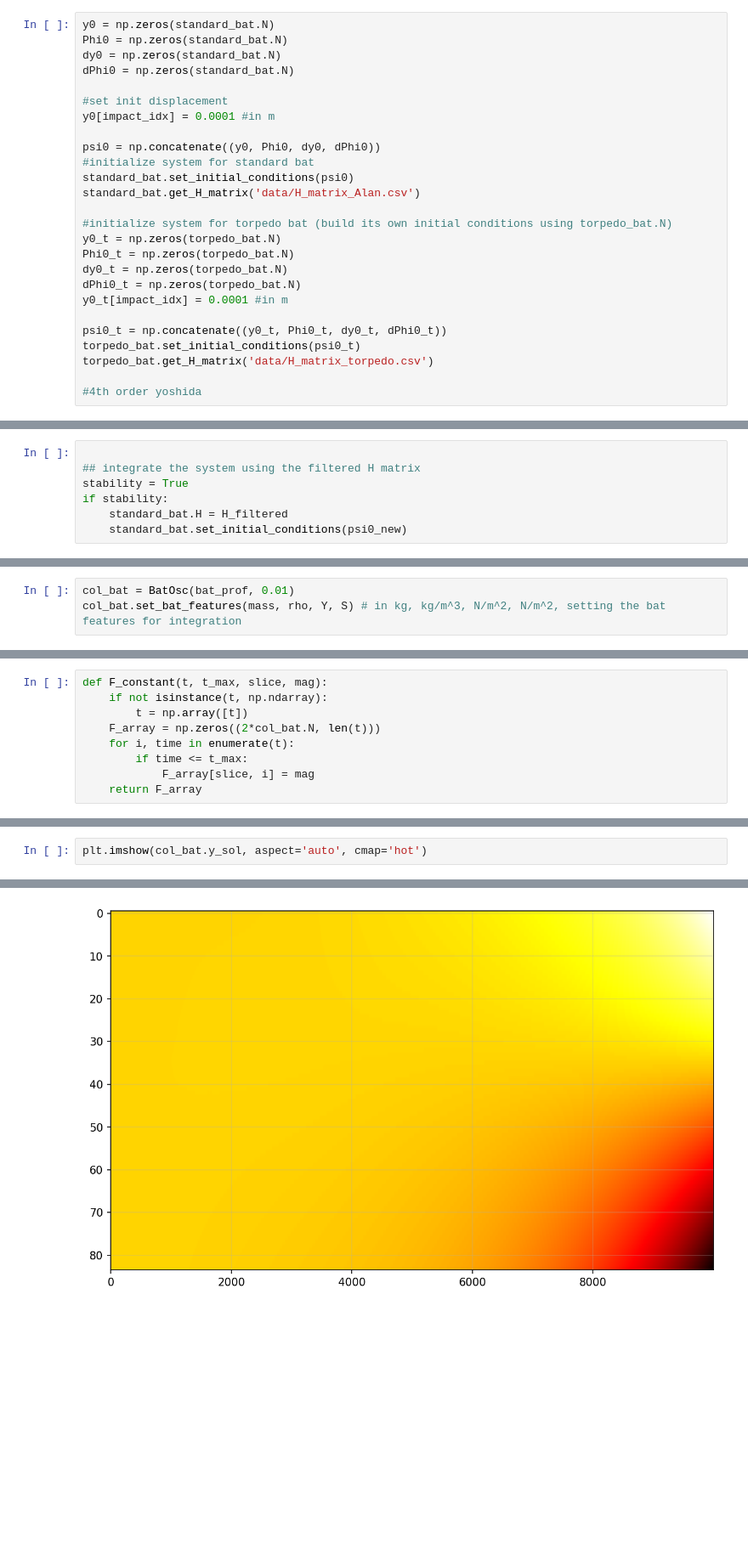
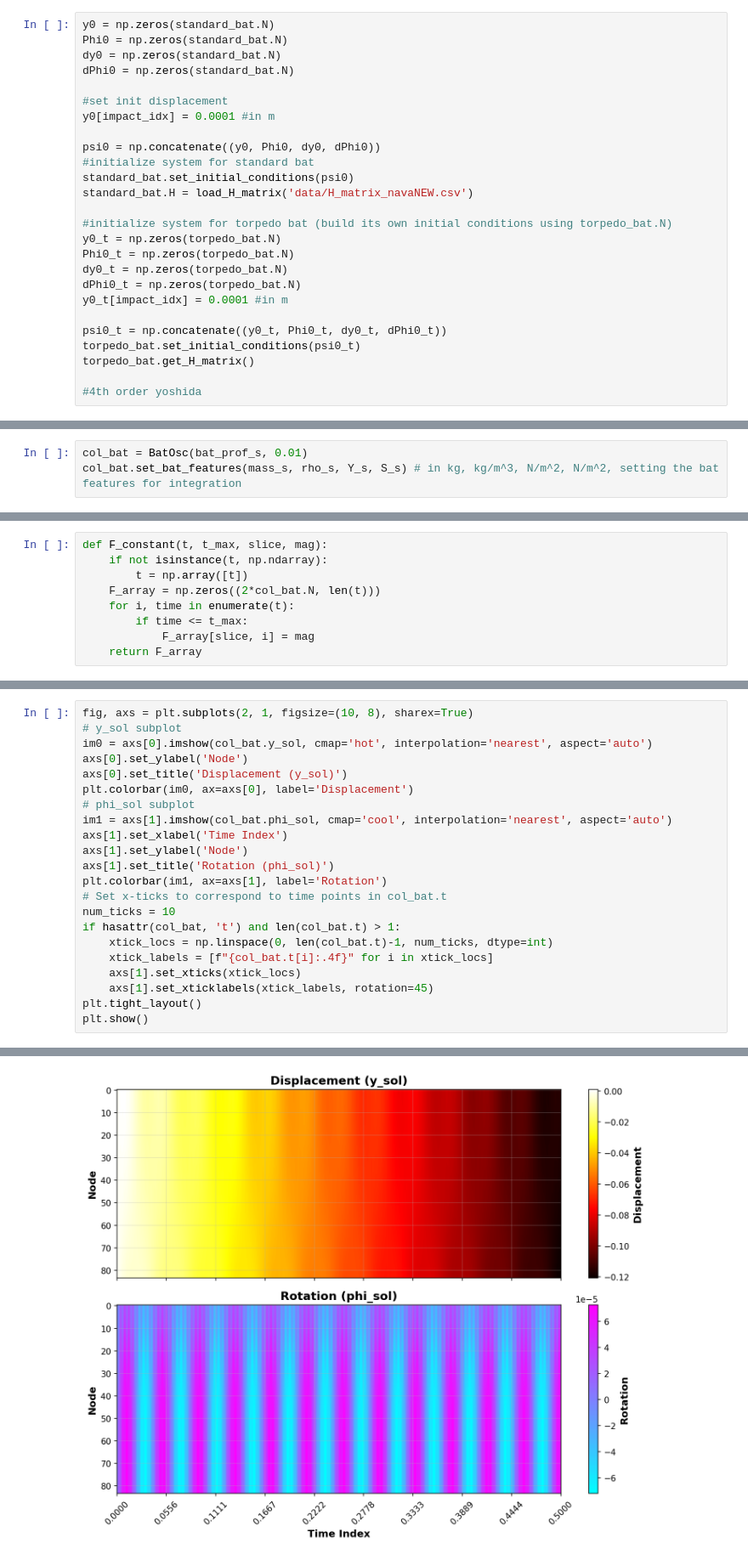
Before and after one commit to navawolfish/bat-ball-collision-model, a Jupyter notebook: do_integration.ipynb, the cells around one changed output, grey strips where cells are left out. Shown at 85% size. Saved outputs shown, nothing was run; the diff lists cells and outputs as text; blank space fills up the shorter version.

```diff
--- a/do_integration.ipynb
+++ b/do_integration.ipynb
@@ -167,7 +161,7 @@ y0[impact_idx] = 0.0001 #in m
 psi0 = np.concatenate((y0, Phi0, dy0, dPhi0))
 #initialize system for standard bat
 standard_bat.set_initial_conditions(psi0)
-standard_bat.get_H_matrix('data/H_matrix_Alan.csv')
+standard_bat.H = load_H_matrix('data/H_matrix_navaNEW.csv')
 
 #initialize system for torpedo bat (build its own initial conditions using torpedo_bat.N)
 y0_t = np.zeros(torpedo_bat.N)
@@ -178,7 +172,7 @@ y0_t[impact_idx] = 0.0001 #in m
 
 psi0_t = np.concatenate((y0_t, Phi0_t, dy0_t, dPhi0_t))
 torpedo_bat.set_initial_conditions(psi0_t)
-torpedo_bat.get_H_matrix('data/H_matrix_torpedo.csv')
+torpedo_bat.get_H_matrix()
 
 #4th order yoshida
 # %%
@@ -402,7 +247,0 @@ New eigenvalues after filtering: [  1615.76879411   1881.70962267   2146.0603026
-# %%
-
-## integrate the system using the filtered H matrix
-stability = True
-if stability:
-    standard_bat.H = H_filtered
-    standard_bat.set_initial_conditions(psi0_new)
@@ -583,8 +426,8 @@ standard_bat.animate_bat(exaggerate=10.0, interval=100, path = f'plots/collision
 # %% [markdown]
 ## Colliding bat
 # %%
-col_bat = BatOsc(bat_prof, 0.01)
-col_bat.set_bat_features(mass, rho, Y, S) # in kg, kg/m^3, N/m^2, N/m^2, setting the bat features for integration
+col_bat = BatOsc(bat_prof_s, 0.01)
+col_bat.set_bat_features(mass_s, rho_s, Y_s, S_s) # in kg, kg/m^3, N/m^2, N/m^2, setting the bat features for integration
 # %%
 # inits
 y0 = np.zeros(col_bat.N)
@@ -644,5 +487,25 @@ sol
      njev: 0
       nlu: 0
 # %%
-plt.imshow(col_bat.y_sol, aspect='auto', cmap='hot')
+fig, axs = plt.subplots(2, 1, figsize=(10, 8), sharex=True)
+# y_sol subplot
+im0 = axs[0].imshow(col_bat.y_sol, cmap='hot', interpolation='nearest', aspect='auto')
+axs[0].set_ylabel('Node')
+axs[0].set_title('Displacement (y_sol)')
+plt.colorbar(im0, ax=axs[0], label='Displacement')
+# phi_sol subplot
+im1 = axs[1].imshow(col_bat.phi_sol, cmap='cool', interpolation='nearest', aspect='auto')
+axs[1].set_xlabel('Time Index')
+axs[1].set_ylabel('Node')
+axs[1].set_title('Rotation (phi_sol)')
+plt.colorbar(im1, ax=axs[1], label='Rotation')
+# Set x-ticks to correspond to time points in col_bat.t
+num_ticks = 10
+if hasattr(col_bat, 't') and len(col_bat.t) > 1:
+    xtick_locs = np.linspace(0, len(col_bat.t)-1, num_ticks, dtype=int)
+    xtick_labels = [f"{col_bat.t[i]:.4f}" for i in xtick_locs]
+    axs[1].set_xticks(xtick_locs)
+    axs[1].set_xticklabels(xtick_labels, rotation=45)
+plt.tight_layout()
+plt.show()
 # %% [output]
@@ -650 +512 @@ plt.imshow(col_bat.y_sol, aspect='auto', cmap='hot')
-[figure, old version]
+[figure, new version]
```
Also changed, not shown: parts of 36 cells of this notebook, 30 other files.
